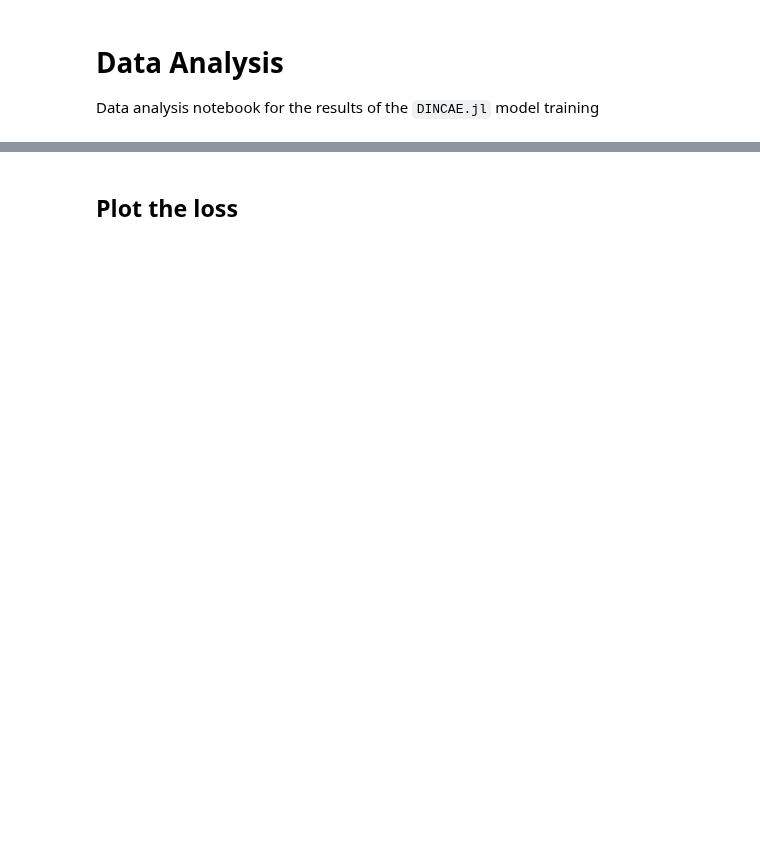
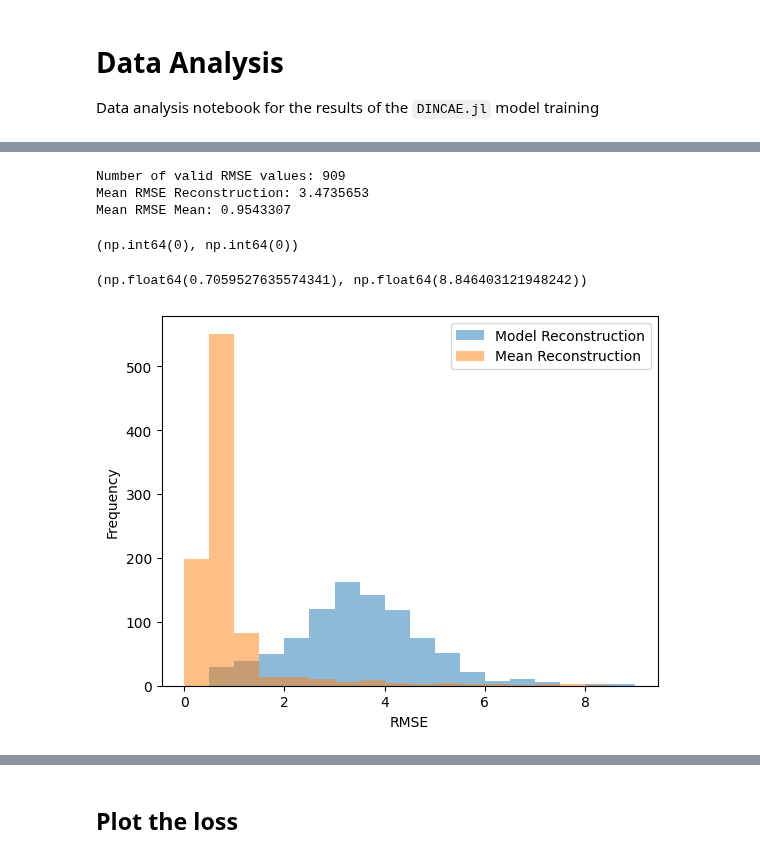
Before and after one commit to LisaDaVinchie/DINCAE.jl, a Jupyter notebook: data_analysis.ipynb, the cells around one changed output, grey strips where cells are left out. Saved outputs shown, nothing was run; the diff lists cells and outputs as text; code cells hidden in the pictures; blank space fills up the shorter version.

```diff
--- a/data_analysis.ipynb
+++ b/data_analysis.ipynb
@@ -82,3 +65,57 @@ np.nanmin(reconstructed_imgs), np.nanmax(reconstructed_imgs)
+# %%
+time_window = 7 # Specify the time window for reconstruction
+n_days = time_window // 2 # Get the number of days before and after the current day
+
+RMSE_rec = []
+RMSE_mean = []
+index = []
+
+for i in range(n_days, N - n_days + 1):
+
+    if not cloud_mask[i].any(): # If no clouds were applied, skip this iteration
+        continue
+
+    rec = RMSE(result_sst[i], cleanup_sst[i], cloud_mask[i])
+
+    mean_res = calculate_mean_image(cleanup_clouds_sst, n_days, i)
+
+    mn = RMSE(mean_res, cleanup_sst[i], cloud_mask[i])
+
+    if np.isnan(mn) or np.isnan(rec):
+        continue
+
+    RMSE_rec.append(rec)
+    RMSE_mean.append(mn)
+    index.append(i)
+
+print("Number of valid RMSE values:", len(RMSE_rec))
+print("Mean RMSE Reconstruction:", np.mean(RMSE_rec))
+print("Mean RMSE Mean:", np.mean(RMSE_mean))
+# %% [output]
+Number of valid RMSE values: 909
+Mean RMSE Reconstruction: 3.4735653
+Mean RMSE Mean: 0.9543307
+# %%
+sum(np.isnan(RMSE_rec)), sum(np.isnan(RMSE_mean))
+# %% [output]
+(np.int64(0), np.int64(0))
+# %%
+# Sort indices by RMSE
+RMSE_vals = np.stack((index, RMSE_rec), axis=1)
+RMSE_vals = RMSE_vals[np.argsort(RMSE_vals[:, 1])]
+RMSE_vals[0, 1], RMSE_vals[-1, 1]
+# %% [output]
+(np.float64(0.7059527635574341), np.float64(8.846403121948242))
+# %%
+maxval = 9
+plt.hist(RMSE_rec, bins=2 * maxval, alpha=0.5, label='Model Reconstruction', range=(0, maxval))
+plt.hist(RMSE_mean, bins=2 * maxval, alpha=0.5, label='Mean Reconstruction', range=(0, maxval))
+plt.xlabel('RMSE')
+plt.ylabel('Frequency')
+plt.legend()
+plt.show()
+# %% [output]
+[figure, added]
 # %%
 # plt.hist(cleanup_sst.flatten(), bins=10, alpha=0.5)
 plt.hist(reconstructed_imgs.flatten(), bins=10)
```
Also changed, not shown: parts of 27 cells of this notebook.
